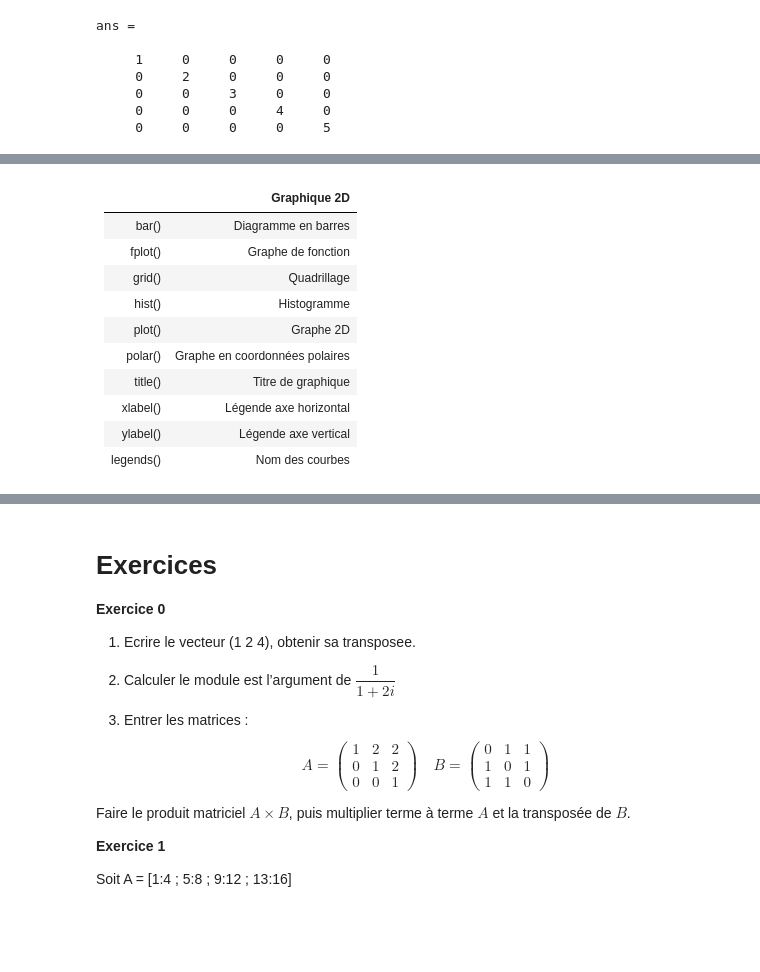
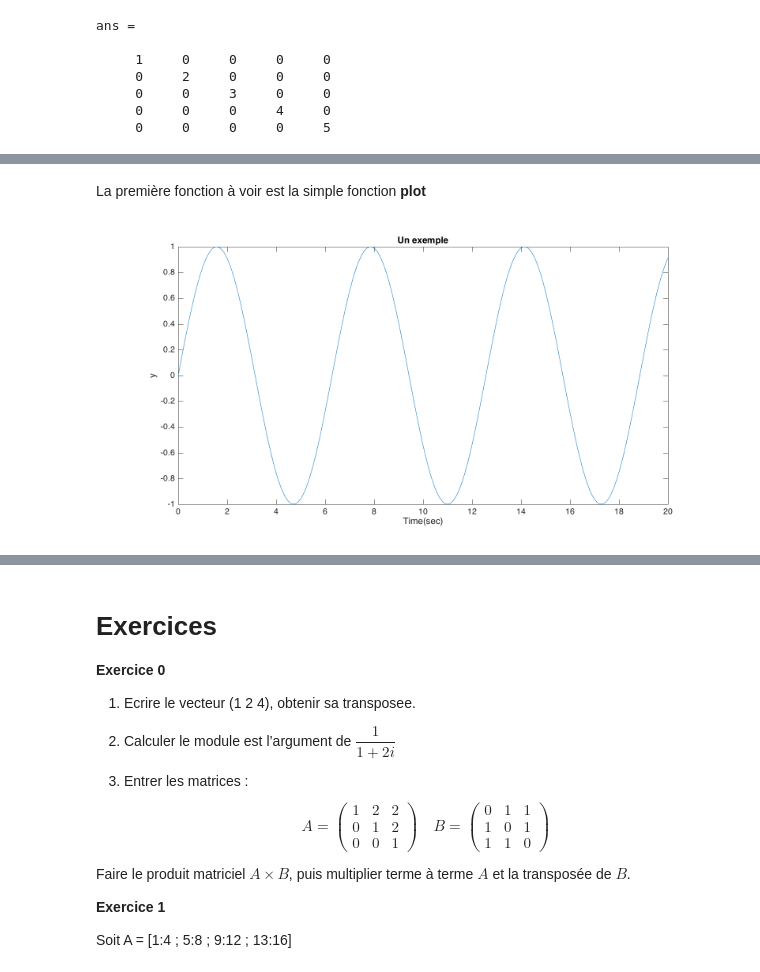
Before and after one commit to clopeau/Matlab, a Jupyter notebook: Introduction à Matlab.ipynb, the cells around one changed output, grey strips where cells are left out. Cells and saved outputs as stored; diff of their text form; code cells hidden in the pictures; blank space fills up the shorter version.

```diff
--- a/Introduction à Matlab.ipynb
+++ b/Introduction à Matlab.ipynb
@@ -1247,20 +1316,11 @@ ans =
+# %% [markdown]
+La première fonction à voir est la simple fonction **plot**
 # %%
-f=figure();
+f=figure();   % Toujour ouvrir une fenetre graphique
 t=0:0.1:20;
 plot(t,sin(t))
-xlabel('Time(sec)')
-ylabel('y')
-title('Un exemple')
+xlabel('Time(sec)')  % label axe des abscisses
+ylabel('y') % des labels axe des ordonnees
+title('Un exemple') % un titre
+# %% [output]
+[figure, added]
-# %% [markdown]
-| | Graphique 2D |
-|-|-|
-|bar() |Diagramme en barres|
-|fplot() | Graphe de fonction|
-|grid() |Quadrillage|
-|hist() |Histogramme|
-|plot() |Graphe 2D|
-|polar() |Graphe en coordonnées polaires|
-|title() |Titre de graphique|
-|xlabel() | Légende axe horizontal|
-|ylabel() |Légende axe vertical|
-|legends() | Nom des courbes|
```
Also changed, not shown: parts of 55 cells of this notebook.
